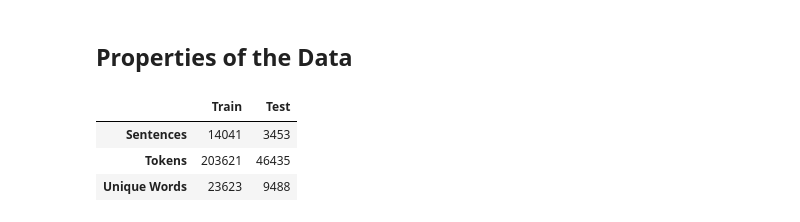
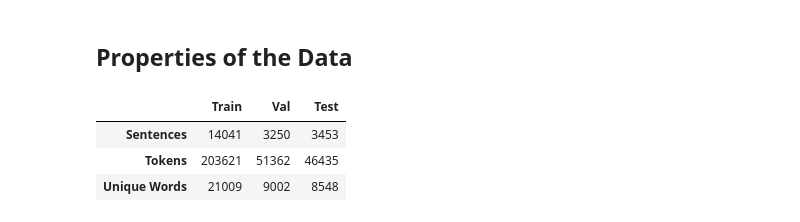
Before and after one commit to deanhoperobertson/Named-Enitty-Recognition, a Jupyter notebook: Exploration/Data Exploration.ipynb, the cells around one changed output. Drawn from its saved outputs; the diff is of its cells as text; code cells hidden in the pictures.

```diff
--- a/Exploration/Data Exploration.ipynb
+++ b/Exploration/Data Exploration.ipynb
@@ -57,21 +58,21 @@ B-ORG     O         B-MISC    O         O         O         B-MISC    O
 # %% [markdown]
 ## Properties of the Data
 # %%
-sentences =[len(train), len(test)]
-tokens = [get_corpus(train)[0],get_corpus(test)[0]]
-uni =[get_corpus(train)[1],get_corpus(test)[1]]
+sentences =[len(train),len(val), len(test)]
+tokens = [get_corpus(train)[0],get_corpus(val)[0],get_corpus(test)[0]]
+uni =[get_corpus(train)[1], get_corpus(val)[1],get_corpus(test)[1]]
+
+df=pd.DataFrame(sentences, columns=["Sentences"])
+df['Tokens']=tokens
+df['Unique Words'] =uni
+df= df.transpose()
+df.columns =["Train","Val","Test"]
+df
+# %% [output]
+|  | Train | Val | Test |
+| Sentences | 14041 | 3250 | 3453 |
+| Tokens | 203621 | 51362 | 46435 |
+| Unique Words | 21009 | 9002 | 8548 |
-# %%
-df=pd.DataFrame(sentences, columns=["Sentences"])
-df['Tokens']=tokens
-df['Unique Words'] =uni
-df= df.transpose()
-df.columns =["Train", "Test"]
-df
-# %% [output]
-|  | Train | Test |
-| Sentences | 14041 | 3453 |
-| Tokens | 203621 | 46435 |
-| Unique Words | 23623 | 9488 |
 # %%
 #What is the most popular entity - Entity counter
 
```
Also changed, not shown: parts of 10 cells of this notebook.
